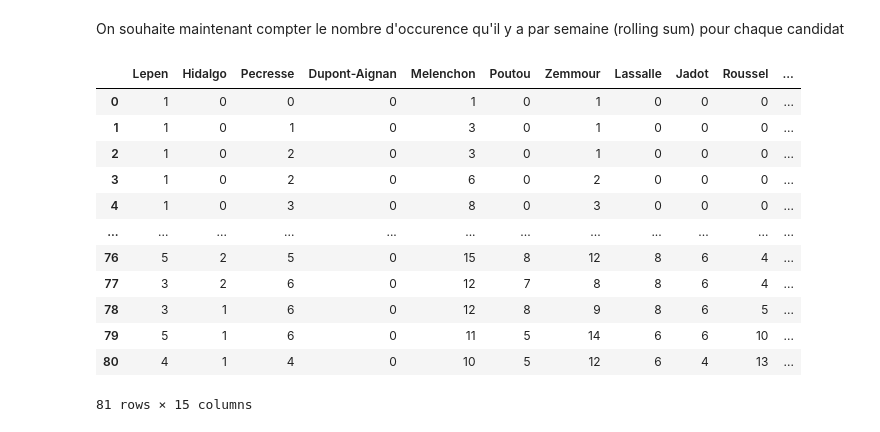
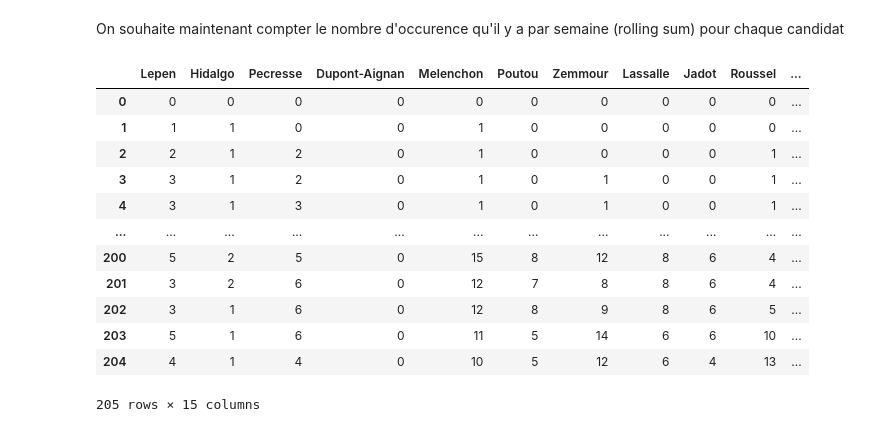
Before and after one commit to mattcln/reddit_france_analysis, a Jupyter notebook: scrapping/filtre_candidat.ipynb, the cells around one changed output. Cells and saved outputs as stored; diff of their text form; code cells hidden in the pictures.

```diff
--- a/scrapping/filtre_candidat.ipynb
+++ b/scrapping/filtre_candidat.ipynb
@@ -118,23 +123,23 @@ def create_df_rolling_sum(df, start_datetime, nb_days_interval = int, candidats
 
 # rolling_sum_candidat(all_titres, datetime(2022, 2, 24, 2), 7, 'lepen')
 # %%
-start_datetime = datetime(2022, 1, 3, 2)
-rs_df = create_df_rolling_sum(all_titres, datetime(2022, 1, 3, 2), 7, candidats)
+start_datetime = datetime(2021, 9, 1, 2)
+rs_df = create_df_rolling_sum(all_titres, datetime(2021, 9, 1, 2), 7, candidats)
 rs_df
 # %% [output]
 |  | Lepen | Hidalgo | Pecresse | Dupont-Aignan | Melenchon | Poutou | Zemmour | Lassalle | Jadot | Roussel | ... |
-| 0 | 1 | 0 | 0 | 0 | 1 | 0 | 1 | 0 | 0 | 0 | ... |
-| 1 | 1 | 0 | 1 | 0 | 3 | 0 | 1 | 0 | 0 | 0 | ... |
-| 2 | 1 | 0 | 2 | 0 | 3 | 0 | 1 | 0 | 0 | 0 | ... |
-| 3 | 1 | 0 | 2 | 0 | 6 | 0 | 2 | 0 | 0 | 0 | ... |
-| 4 | 1 | 0 | 3 | 0 | 8 | 0 | 3 | 0 | 0 | 0 | ... |
+| 0 | 0 | 0 | 0 | 0 | 0 | 0 | 0 | 0 | 0 | 0 | ... |
+| 1 | 1 | 1 | 0 | 0 | 1 | 0 | 0 | 0 | 0 | 0 | ... |
+| 2 | 2 | 1 | 2 | 0 | 1 | 0 | 0 | 0 | 0 | 1 | ... |
+| 3 | 3 | 1 | 2 | 0 | 1 | 0 | 1 | 0 | 0 | 1 | ... |
+| 4 | 3 | 1 | 3 | 0 | 1 | 0 | 1 | 0 | 0 | 1 | ... |
 | ... | ... | ... | ... | ... | ... | ... | ... | ... | ... | ... | ... |
-| 76 | 5 | 2 | 5 | 0 | 15 | 8 | 12 | 8 | 6 | 4 | ... |
-| 77 | 3 | 2 | 6 | 0 | 12 | 7 | 8 | 8 | 6 | 4 | ... |
-| 78 | 3 | 1 | 6 | 0 | 12 | 8 | 9 | 8 | 6 | 5 | ... |
-| 79 | 5 | 1 | 6 | 0 | 11 | 5 | 14 | 6 | 6 | 10 | ... |
-| 80 | 4 | 1 | 4 | 0 | 10 | 5 | 12 | 6 | 4 | 13 | ... |
+| 200 | 5 | 2 | 5 | 0 | 15 | 8 | 12 | 8 | 6 | 4 | ... |
+| 201 | 3 | 2 | 6 | 0 | 12 | 7 | 8 | 8 | 6 | 4 | ... |
+| 202 | 3 | 1 | 6 | 0 | 12 | 8 | 9 | 8 | 6 | 5 | ... |
+| 203 | 5 | 1 | 6 | 0 | 11 | 5 | 14 | 6 | 6 | 10 | ... |
+| 204 | 4 | 1 | 4 | 0 | 10 | 5 | 12 | 6 | 4 | 13 | ... |
-81 rows × 15 columns
+205 rows × 15 columns
 # %%
 # Adding a sum column so we can see if in general how many people were talking of candidates
 rs_df['Total'] = rs_df[candidats].sum(axis=1)
```
Also changed, not shown: parts of 3 cells of this notebook, 6 other files.
